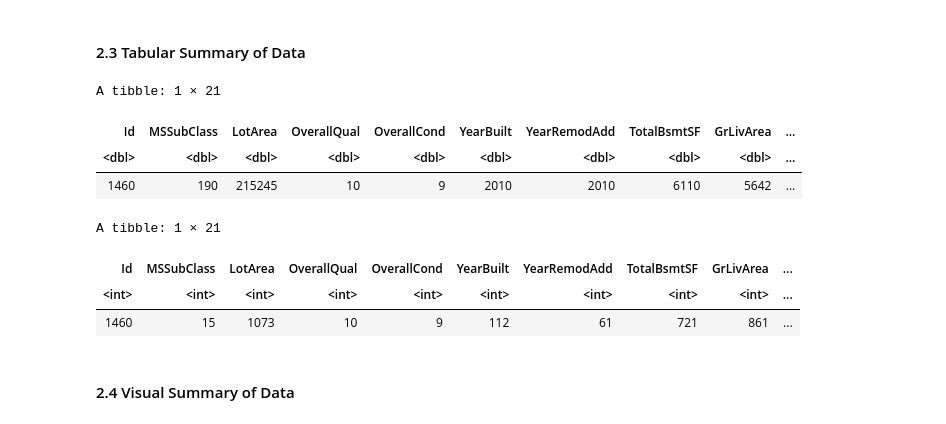
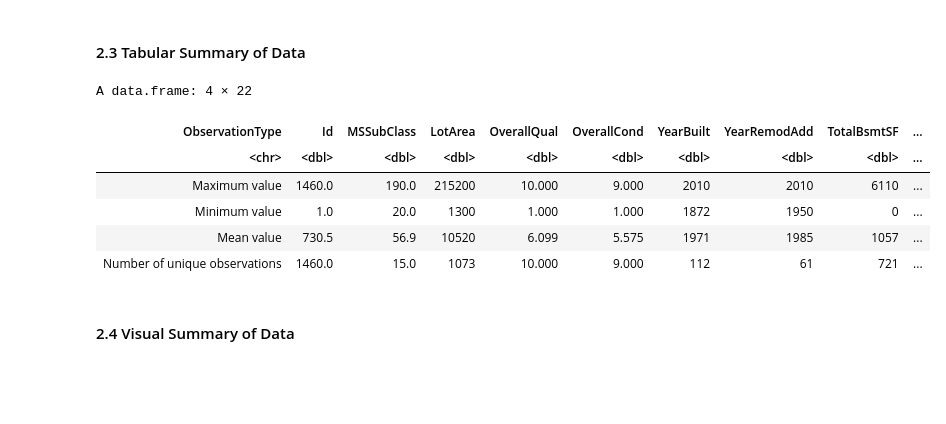
Before and after one commit to jerdavies/home-price-regression, a Jupyter notebook: Project-Proposal.ipynb, the cells around one changed output. Saved outputs shown, nothing was run; the diff lists cells and outputs as text; code cells hidden in the pictures; blank space fills up the shorter version.

Commit message:
Added Tabular summary of data

```diff
--- a/Project-Proposal.ipynb
+++ b/Project-Proposal.ipynb
@@ -114,23 +93,31 @@ A tibble: 365 × 81
 # %%
 #Using only training data, summarize the data in at least one table (this is exploratory data analysis).
 #An example of a useful table could be one that reports the number of observations in each class,
 #the means of the predictor variables you plan to use in your analysis and how many rows have missing data.
-
+options(repr.matrix.max.cols = 22)
 
 data_max <- summarize_all(data_selected_numeric,max, na.rm = TRUE)
-data_max
 data_min <- summarize_all(data_selected_numeric,min, na.rm = TRUE)
 data_mean <- summarize_all(data_selected_numeric,mean, na.rm = TRUE)
 data_unique_counts <- summarize_all(data_selected_numeric,n_distinct,na.rm=TRUE)
+
+data_observations <- data_max %>%
+    rbind(data_min) %>%
+    rbind(data_mean) %>%
+    rbind(data_unique_counts) %>%
+    signif(4)
+data_observations <- cbind(ObservationType = c("Maximum value","Minimum value", "Mean value", "Number of unique observations"), data_observations)
+
+
+data_observations
 # %% [output]
-A tibble: 1 × 21
+A data.frame: 4 × 22
-| Id | MSSubClass | LotArea | OverallQual | OverallCond | YearBuilt | YearRemodAdd | TotalBsmtSF | GrLivArea | ... |
-| <dbl> | <dbl> | <dbl> | <dbl> | <dbl> | <dbl> | <dbl> | <dbl> | <dbl> | ... |
-| 1460 | 190 | 215245 | 10 | 9 | 2010 | 2010 | 6110 | 5642 | ... |
+| ObservationType | Id | MSSubClass | LotArea | OverallQual | OverallCond | YearBuilt | YearRemodAdd | TotalBsmtSF | ... |
+| <chr> | <dbl> | <dbl> | <dbl> | <dbl> | <dbl> | <dbl> | <dbl> | <dbl> | ... |
+| Maximum value | 1460.0 | 190.0 | 215200 | 10.000 | 9.000 | 2010 | 2010 | 6110 | ... |
+| Minimum value | 1.0 | 20.0 | 1300 | 1.000 | 1.000 | 1872 | 1950 | 0 | ... |
+| Mean value | 730.5 | 56.9 | 10520 | 6.099 | 5.575 | 1971 | 1985 | 1057 | ... |
+| Number of unique observations | 1460.0 | 15.0 | 1073 | 10.000 | 9.000 | 112 | 61 | 721 | ... |
-A tibble: 1 × 21
-| Id | MSSubClass | LotArea | OverallQual | OverallCond | YearBuilt | YearRemodAdd | TotalBsmtSF | GrLivArea | ... |
-| <int> | <int> | <int> | <int> | <int> | <int> | <int> | <int> | <int> | ... |
-| 1460 | 15 | 1073 | 10 | 9 | 112 | 61 | 721 | 861 | ... |
 # %% [markdown]
 #### 2.4 Visual Summary of Data
 # %%
```
Also changed, not shown: parts of 2 cells of this notebook.
